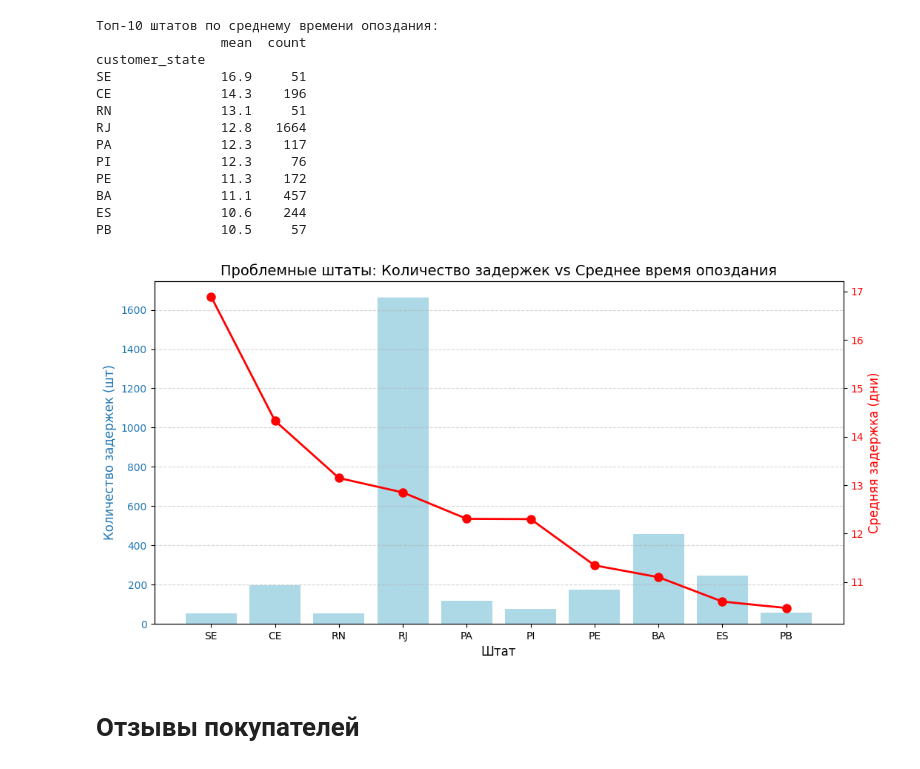
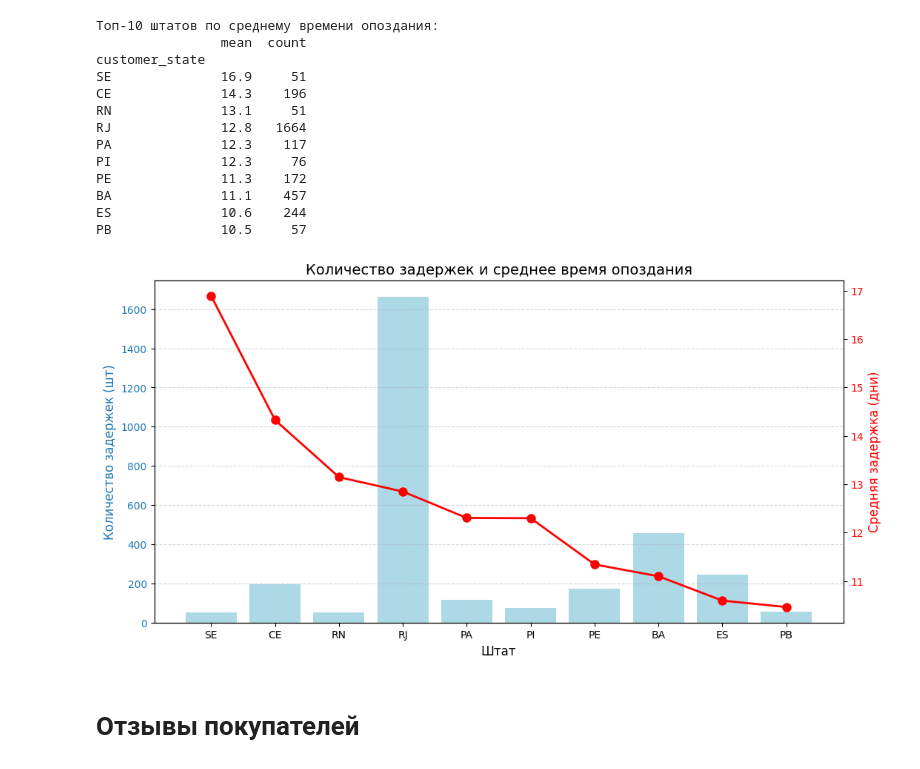
Before and after one commit to aliakseizvertouski/olist, a Jupyter notebook: olist.ipynb, the cells around one changed output. Saved outputs shown, nothing was run; the diff lists cells and outputs as text; code cells hidden in the pictures.

```diff
--- a/olist.ipynb
+++ b/olist.ipynb
@@ -195,22 +198,22 @@ PB              10.5     57
 # %%
 fig, ax1 = plt.subplots(figsize=(12, 6))
 
 ax1.bar(top_10_delays.index, top_10_delays['count'], color='lightblue')
 ax1.set_xlabel('Штат', fontsize=12)
 ax1.set_ylabel('Количество задержек (шт)', color='tab:blue', fontsize=12)
 ax1.tick_params(axis='y', labelcolor='tab:blue')
 ax2 = ax1.twinx()
 
 ax2.plot(top_10_delays.index, top_10_delays['mean'], color='red', marker='o', linewidth=2, markersize=8)
 ax2.set_ylabel('Средняя задержка (дни)', color='red', fontsize=12)
 ax2.tick_params(axis='y', labelcolor='red')
 
-plt.title('Проблемные штаты: Количество задержек vs Среднее время опоздания', fontsize=14)
+plt.title('Количество задержек и среднее время опоздания', fontsize=14)
 ax1.grid(axis='y', linestyle='--', alpha=0.5)
 
 plt.show()
 # %% [output]
-[figure, old version]
+[figure, new version]
 # %% [markdown]
 # Отзывы покупателей
 # %%
```
Also changed, not shown: parts of 5 cells of this notebook.
